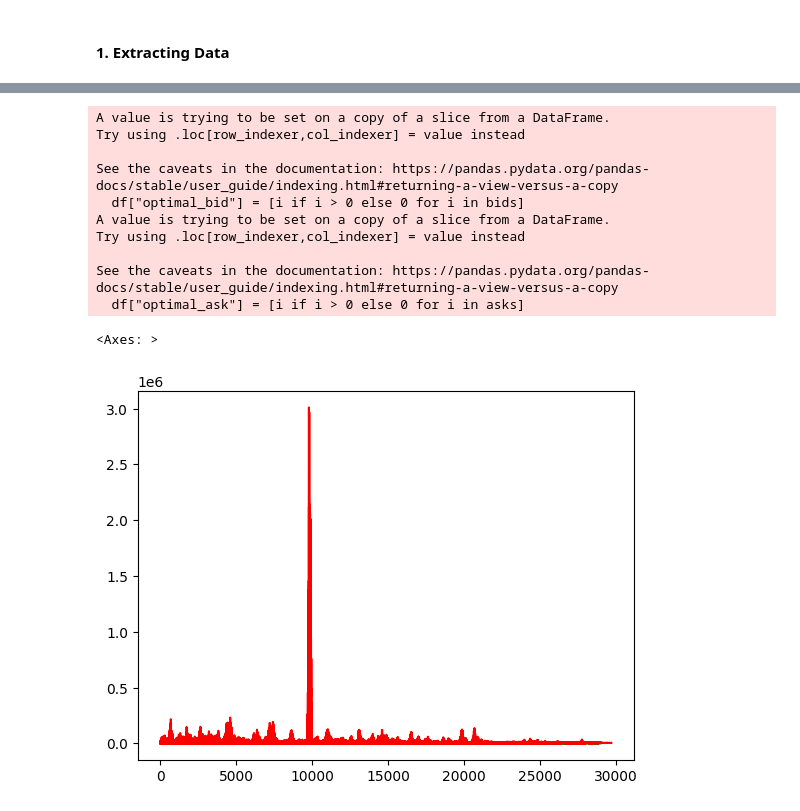
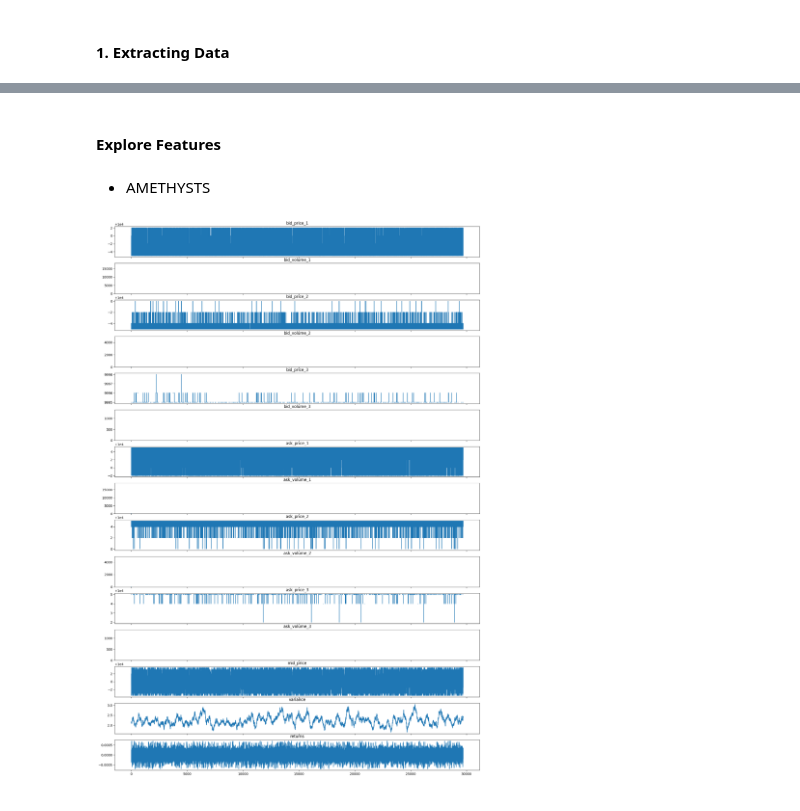
Before and after one commit to rvargas42/IMC_Prosperity2_BigWhales, a Jupyter notebook: Research/round_1/EDA_1.ipynb, the cells around one changed output, grey strips where cells are left out. Cells and saved outputs as stored; diff of their text form; code cells hidden in the pictures.

Commit message:
EDA done! -> next: code algo

```diff
--- a/Research/round_1/EDA_1.ipynb
+++ b/Research/round_1/EDA_1.ipynb
@@ -92,36 +93,19 @@ See the caveats in the documentation: https://pandas.pydata.org/pandas-docs/stab
-# %%
-avellaneda_model = algo_mesoplodon_bowdoini.MarketMakingModels.AvellanedaStoikov
-bids, asks = [], []
-inventory = 50
-for i in range(l:=len(dfs["STARFRUIT"])):
-    current_inventory = rand_num = np.random.normal(0, 1, 1)
-    s = dfs["STARFRUIT"].midPrice[i]
-    q = inventory + current_inventory
-    T = l
-    t = i
-    gamma = 0.10
-    k = 3
-    var = dfs["STARFRUIT"].variance[i]
-    optimal_bid, optimal_ask = avellaneda_model.run(s, q, t, T, gamma, var, k)
-    bids.append(int(optimal_bid))
-    asks.append(int(optimal_ask))
-# %%
-df = dfs["STARFRUIT"]
-df["optimal_bid"] = [i if i > 0 else 0 for i in bids]
-df["optimal_ask"] = [i if i > 0 else 0 for i in asks]
-
-df["optimal_bid"].plot(color="green")
-df["optimal_ask"].plot(color="red")
-# %% [output]
-A value is trying to be set on a copy of a slice from a DataFrame.
-Try using .loc[row_indexer,col_indexer] = value instead
-
-See the caveats in the documentation: https://pandas.pydata.org/pandas-docs/stable/user_guide/indexing.html#returning-a-view-versus-a-copy
-  df["optimal_bid"] = [i if i > 0 else 0 for i in bids]
-A value is trying to be set on a copy of a slice from a DataFrame.
-Try using .loc[row_indexer,col_indexer] = value instead
-
-See the caveats in the documentation: https://pandas.pydata.org/pandas-docs/stable/user_guide/indexing.html#returning-a-view-versus-a-copy
-  df["optimal_ask"] = [i if i > 0 else 0 for i in asks]
-<Axes: >
-[figure, removed]
+# %% [markdown]
+#### Explore Features
+# %% [markdown]
+- AMETHYSTS
+# %%
+amethysts = dfs["AMETHYSTS"]
+exclude_feats = ["index", "day", "timestamp", "product", "profit_and_loss"]
+features = [i for i in amethysts.columns if i not in exclude_feats]
+n_features = len(features)
+
+fig, axs = plt.subplots(n_features, figsize=(20, n_features*2),sharex=True)
+for i, feature in enumerate(features):
+    if "volume" in feature:
+        axs[i].hist(amethysts[feature])
+    else:
+        axs[i].plot(amethysts[feature])
+    axs[i].set_title(feature)
+# %% [output]
+[figure, added]
```
Also changed, not shown: parts of 11 cells of this notebook, 6 other files.
